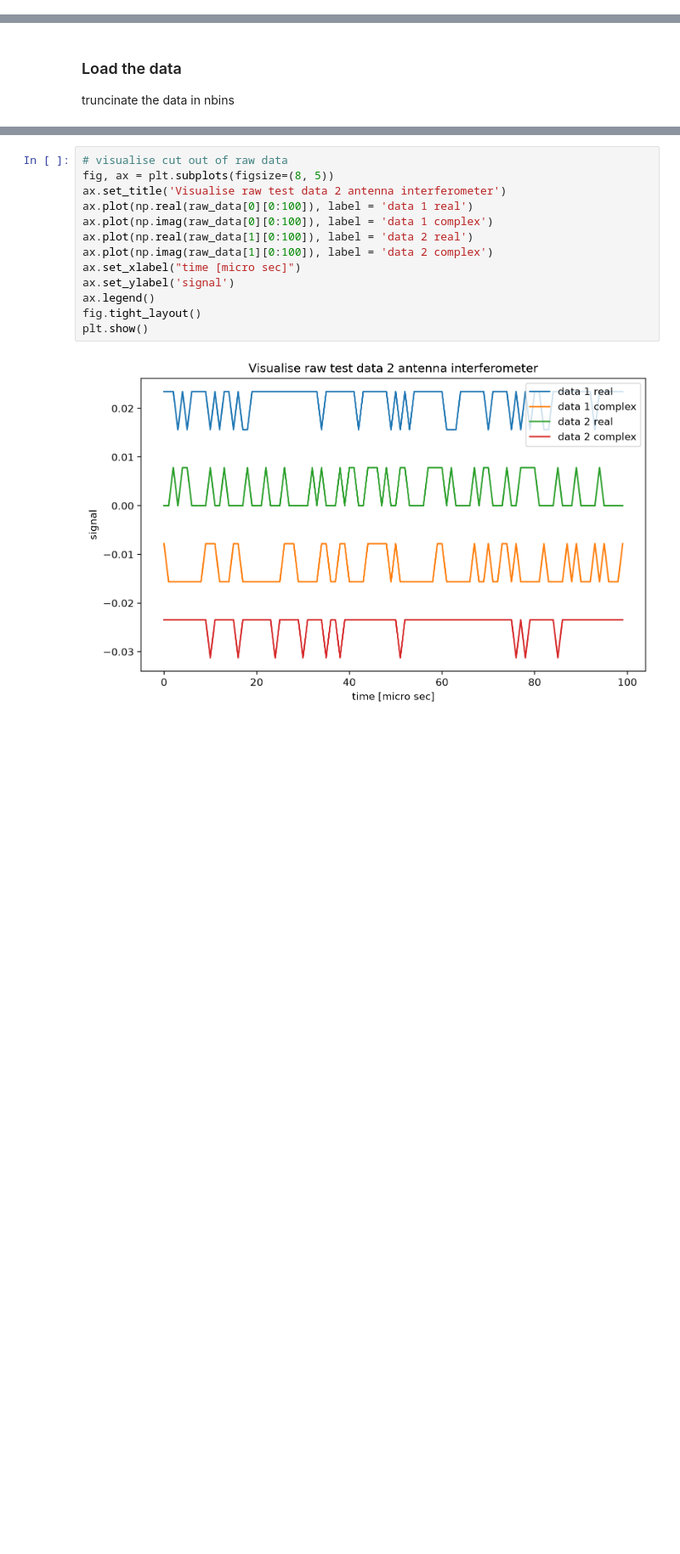
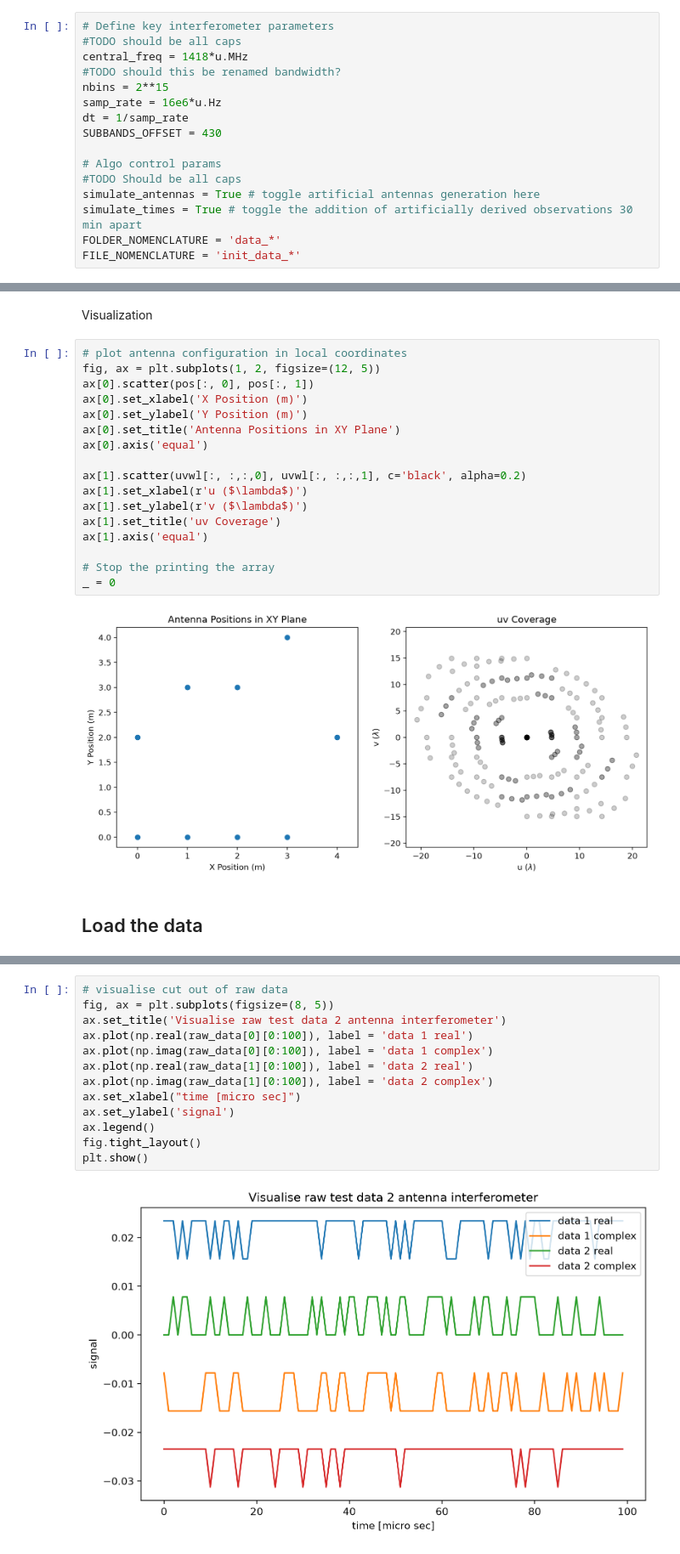
Before and after one commit to Yang-Taotao/strw-ra-interferometer, a Jupyter notebook: int_design.ipynb, the cells around one changed output, grey strips where cells are left out. Shown at 85% size. Cells and saved outputs as stored; diff of their text form; blank space fills up the shorter version.

```diff
--- a/int_design.ipynb
+++ b/int_design.ipynb
@@ -19 +30,17 @@ dt = 1/samp_rate
+# %%
+# Define key interferometer parameters
+#TODO should be all caps
+central_freq = 1418*u.MHz
+#TODO should this be renamed bandwidth?
+nbins = 2**15
+samp_rate = 16e6*u.Hz
+dt = 1/samp_rate
+SUBBANDS_OFFSET = 430
+
+# Algo control params
+#TODO Should be all caps
+simulate_antennas = True # toggle artificial antennas generation here
+simulate_times = True # toggle the addition of artificially derived observations 30 min apart
+FOLDER_NOMENCLATURE = 'data_*'
+FILE_NOMENCLATURE = 'init_data_*'
 # %% [markdown]
@@ -76,3 +145,23 @@ Array comprised of 9 antennas with diameter = 5.00 m
+# %% [markdown]
+Visualization
+# %%
+# plot antenna configuration in local coordinates
+fig, ax = plt.subplots(1, 2, figsize=(12, 5))
+ax[0].scatter(pos[:, 0], pos[:, 1])
+ax[0].set_xlabel('X Position (m)')
+ax[0].set_ylabel('Y Position (m)')
+ax[0].set_title('Antenna Positions in XY Plane')
+ax[0].axis('equal')
+
+ax[1].scatter(uvwl[:, :,:,0], uvwl[:, :,:,1], c='black', alpha=0.2)
+ax[1].set_xlabel(r'u ($\lambda$)')
+ax[1].set_ylabel(r'v ($\lambda$)')
+ax[1].set_title('uv Coverage')
+ax[1].axis('equal')
+
+# Stop the printing the array
+_ = 0
+# %% [output]
+[figure, added]
 # %% [markdown]
-### Load the data
-truncinate the data in nbins
+## Load the data
```
Also changed, not shown: parts of 31 cells of this notebook.
